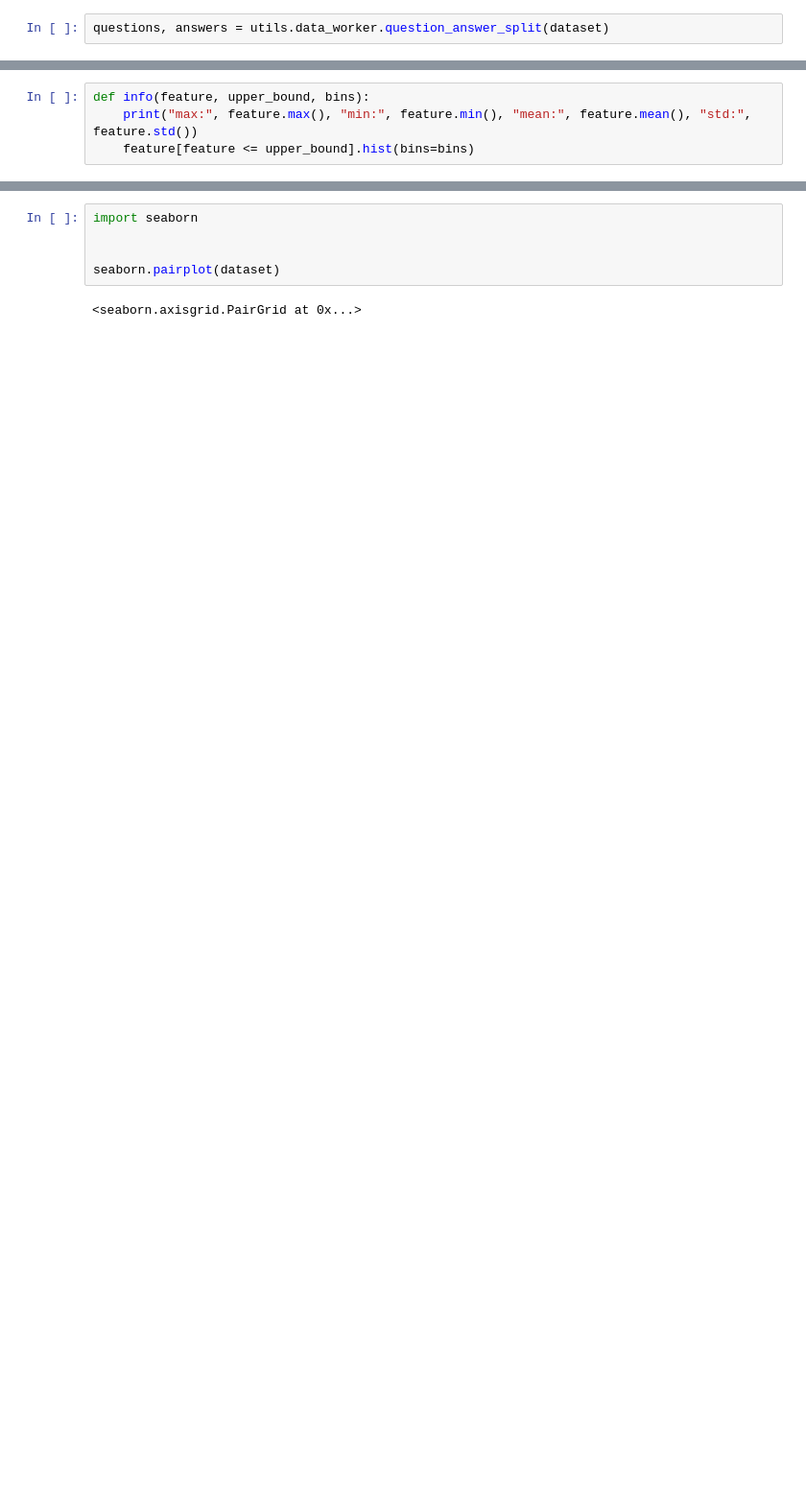
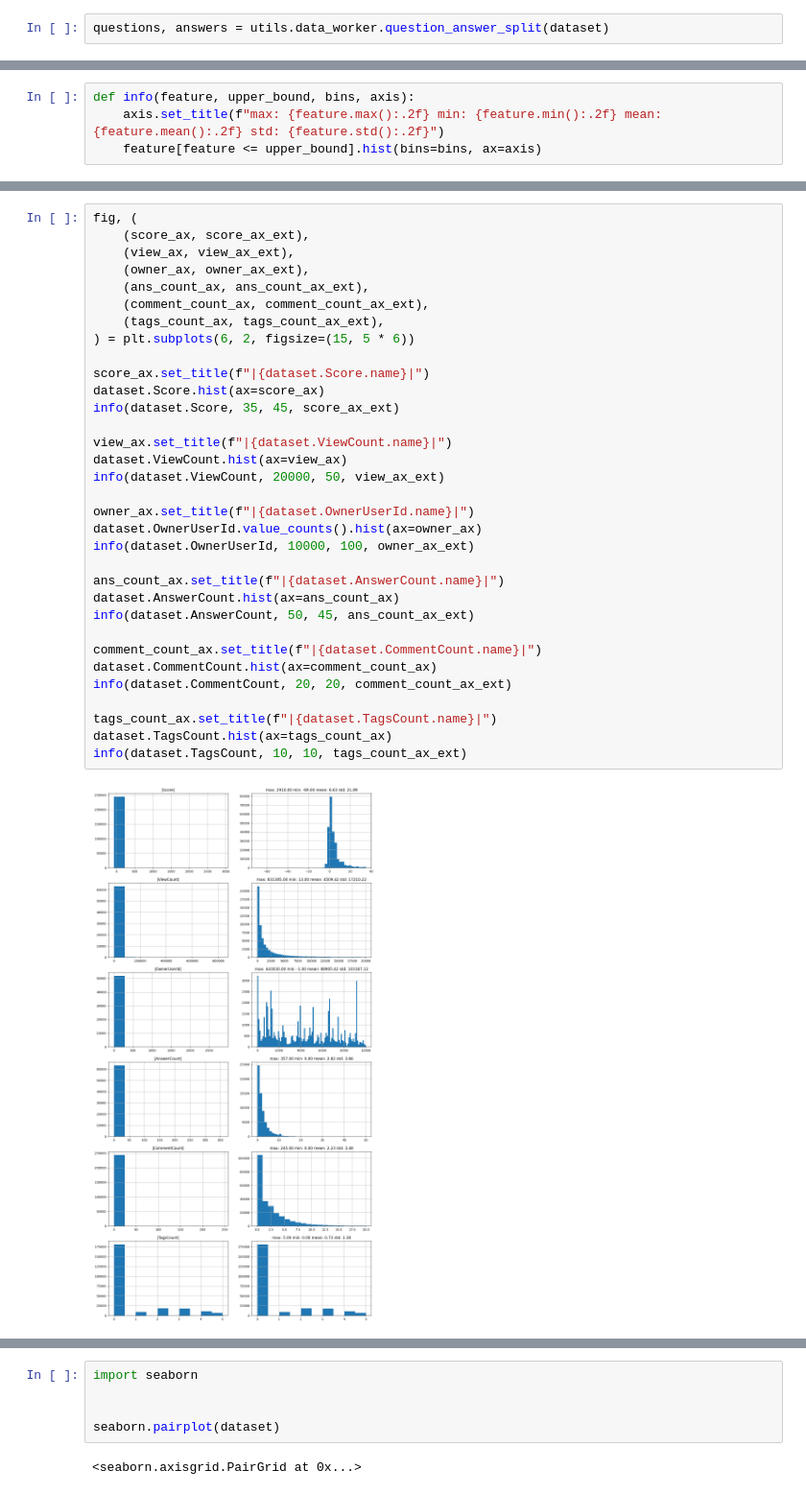
Before and after one commit to setday/hse_sna_p2024, a Jupyter notebook: research/eda.ipynb, the cells around one changed output, grey strips where cells are left out. Shown at 96% size. Drawn from its saved outputs; the diff is of its cells as text; blank space fills up the shorter version.

```diff
--- a/research/eda.ipynb
+++ b/research/eda.ipynb
@@ -60,4 +96,4 @@ answers.Body.sample().iloc[0]
 # %%
-def info(feature, upper_bound, bins):
-    print("max:", feature.max(), "min:", feature.min(), "mean:", feature.mean(), "std:", feature.std())
-    feature[feature <= upper_bound].hist(bins=bins)
+def info(feature, upper_bound, bins, axis):
+    axis.set_title(f"max: {feature.max():.2f} min: {feature.min():.2f} mean: {feature.mean():.2f} std: {feature.std():.2f}")
+    feature[feature <= upper_bound].hist(bins=bins, ax=axis)
@@ -88,0 +100,35 @@ dataset.OwnerUserId.hist()
+# %%
+fig, (
+    (score_ax, score_ax_ext),
+    (view_ax, view_ax_ext),
+    (owner_ax, owner_ax_ext),
+    (ans_count_ax, ans_count_ax_ext),
+    (comment_count_ax, comment_count_ax_ext),
+    (tags_count_ax, tags_count_ax_ext),
+) = plt.subplots(6, 2, figsize=(15, 5 * 6))
+
+score_ax.set_title(f"|{dataset.Score.name}|")
+dataset.Score.hist(ax=score_ax)
+info(dataset.Score, 35, 45, score_ax_ext)
+
+view_ax.set_title(f"|{dataset.ViewCount.name}|")
+dataset.ViewCount.hist(ax=view_ax)
+info(dataset.ViewCount, 20000, 50, view_ax_ext)
+
+owner_ax.set_title(f"|{dataset.OwnerUserId.name}|")
+dataset.OwnerUserId.value_counts().hist(ax=owner_ax)
+info(dataset.OwnerUserId, 10000, 100, owner_ax_ext)
+
+ans_count_ax.set_title(f"|{dataset.AnswerCount.name}|")
+dataset.AnswerCount.hist(ax=ans_count_ax)
+info(dataset.AnswerCount, 50, 45, ans_count_ax_ext)
+
+comment_count_ax.set_title(f"|{dataset.CommentCount.name}|")
+dataset.CommentCount.hist(ax=comment_count_ax)
+info(dataset.CommentCount, 20, 20, comment_count_ax_ext)
+
+tags_count_ax.set_title(f"|{dataset.TagsCount.name}|")
+dataset.TagsCount.hist(ax=tags_count_ax)
+info(dataset.TagsCount, 10, 10, tags_count_ax_ext)
+# %% [output]
+[figure, added]
```
Also changed, not shown: parts of 28 cells of this notebook, 1 other file.
